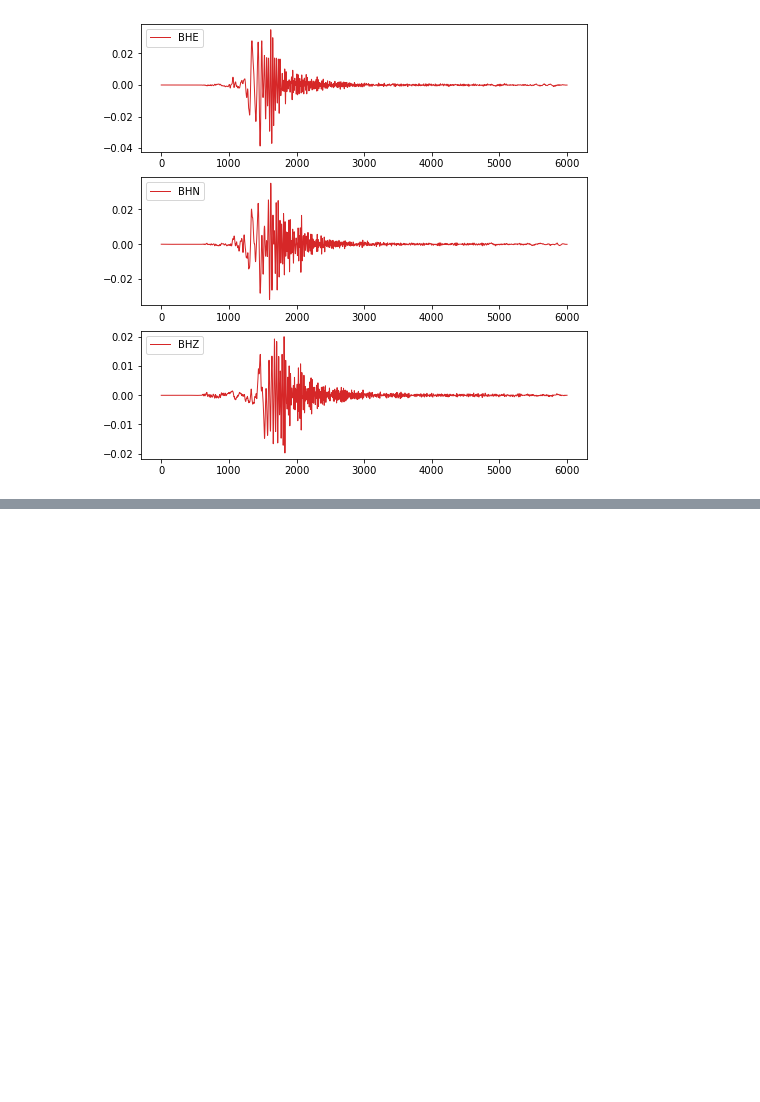
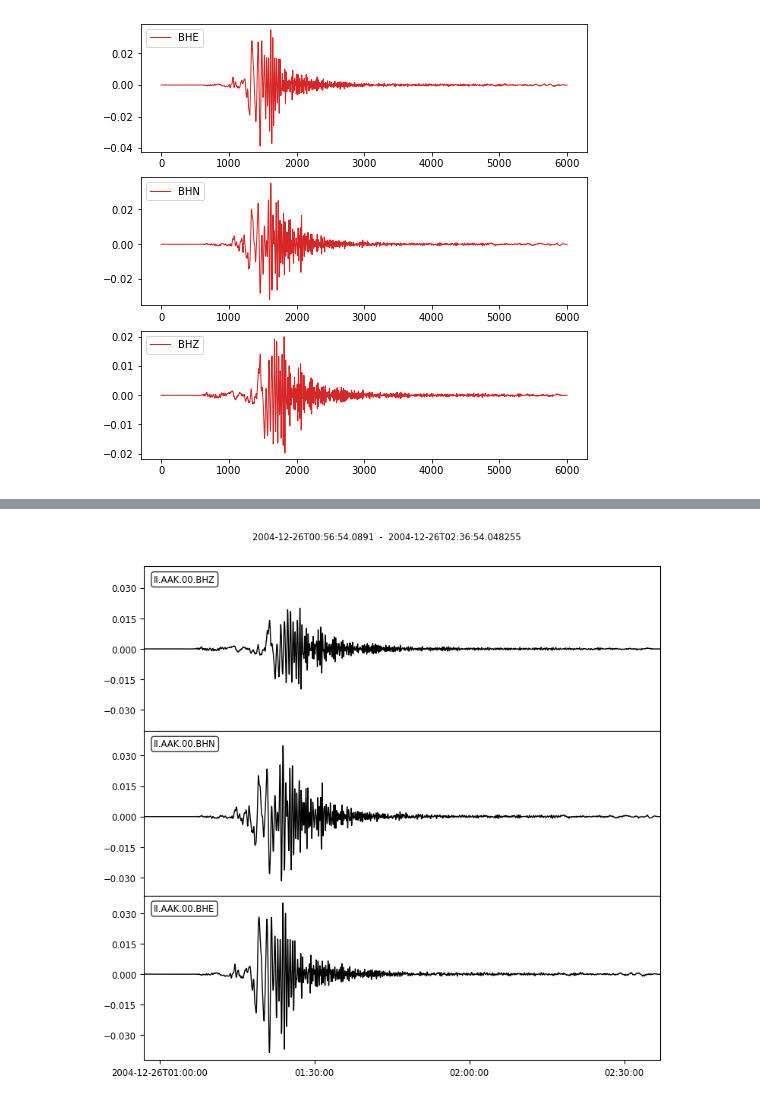
Before and after one commit to x-repos/obs, a Jupyter notebook: dhaka/workplace/main-obspy.ipynb, the cells around one changed output, grey strips where cells are left out. Saved outputs shown, nothing was run; the diff lists cells and outputs as text; code cells hidden in the pictures; blank space fills up the shorter version.

```diff
--- a/dhaka/workplace/main-obspy.ipynb
+++ b/dhaka/workplace/main-obspy.ipynb
@@ -174,0 +228,8 @@ for i, inv in enumerate(inventories):
+# %%
+trace1 = read("sac-obspy/AAK/2004-12-26T0-58-52_AAK_BHE.SAC") # test read data
+trace2 = read("sac-obspy/AAK/2004-12-26T0-58-52_AAK_BHN.SAC")
+trace3 = read("sac-obspy/AAK/2004-12-26T0-58-52_AAK_BHZ.SAC")
+stream = trace1 + trace2 + trace3
+stream.plot();
+# %% [output]
+[figure, added]
```
Also changed, not shown: parts of 12 cells of this notebook, 3 other files.
